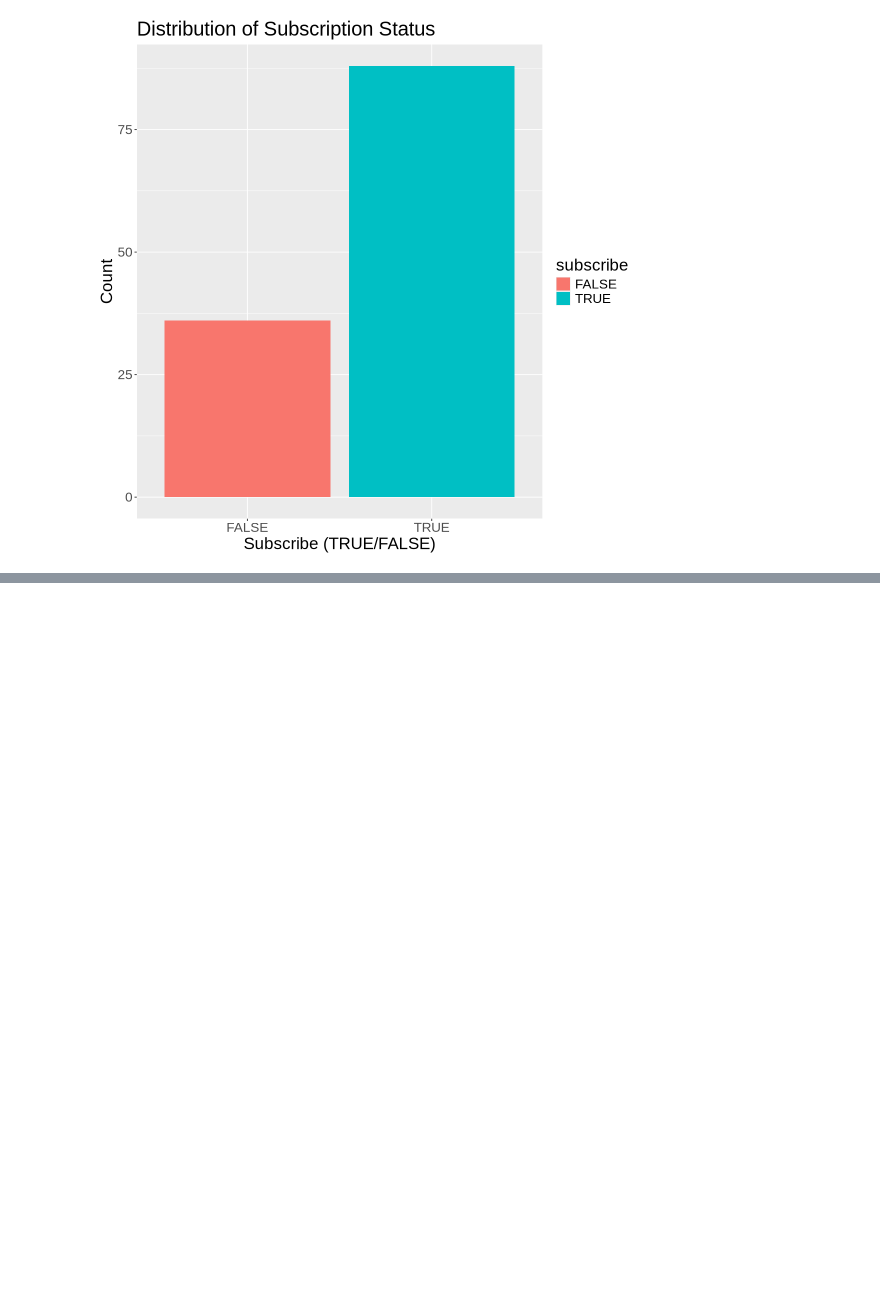
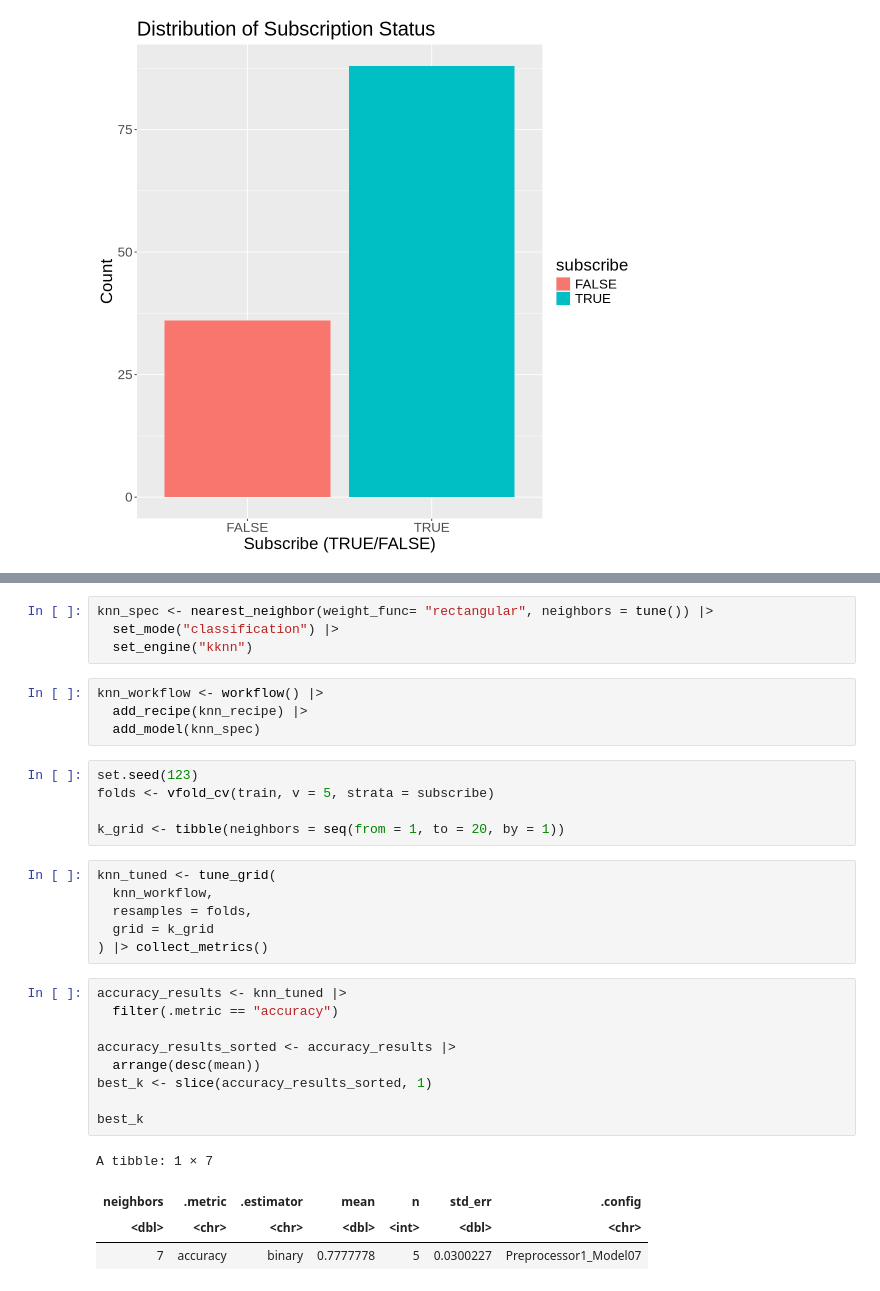
Before and after one commit to lycma06/lyc--new-project, a Jupyter notebook: minecraft.ipynb, the cells around one changed output, grey strips where cells are left out. Drawn from its saved outputs; the diff is of its cells as text; blank space fills up the shorter version.

```diff
--- a/minecraft.ipynb
+++ b/minecraft.ipynb
@@ -312,0 +332,33 @@ The bar graph is used to create an organized visualization to compare the amount
+# %%
+knn_spec <- nearest_neighbor(weight_func= "rectangular", neighbors = tune()) |>
+  set_mode("classification") |>
+  set_engine("kknn")
+# %%
+knn_workflow <- workflow() |>
+  add_recipe(knn_recipe) |>
+  add_model(knn_spec)
+# %%
+set.seed(123)
+folds <- vfold_cv(train, v = 5, strata = subscribe)
+
+k_grid <- tibble(neighbors = seq(from = 1, to = 20, by = 1))
+# %%
+knn_tuned <- tune_grid(
+  knn_workflow,
+  resamples = folds,
+  grid = k_grid
+) |> collect_metrics()
+# %%
+accuracy_results <- knn_tuned |>
+  filter(.metric == "accuracy")
+
+accuracy_results_sorted <- accuracy_results |>
+  arrange(desc(mean))
+best_k <- slice(accuracy_results_sorted, 1)
+
+best_k
+# %% [output]
+A tibble: 1 × 7
+| neighbors | .metric | .estimator | mean | n | std_err | .config |
+| <dbl> | <chr> | <chr> | <dbl> | <int> | <dbl> | <chr> |
+| 7 | accuracy | binary | 0.7777778 | 5 | 0.0300227 | Preprocessor1_Model07 |
```
Also changed, not shown: parts of 16 cells of this notebook.
